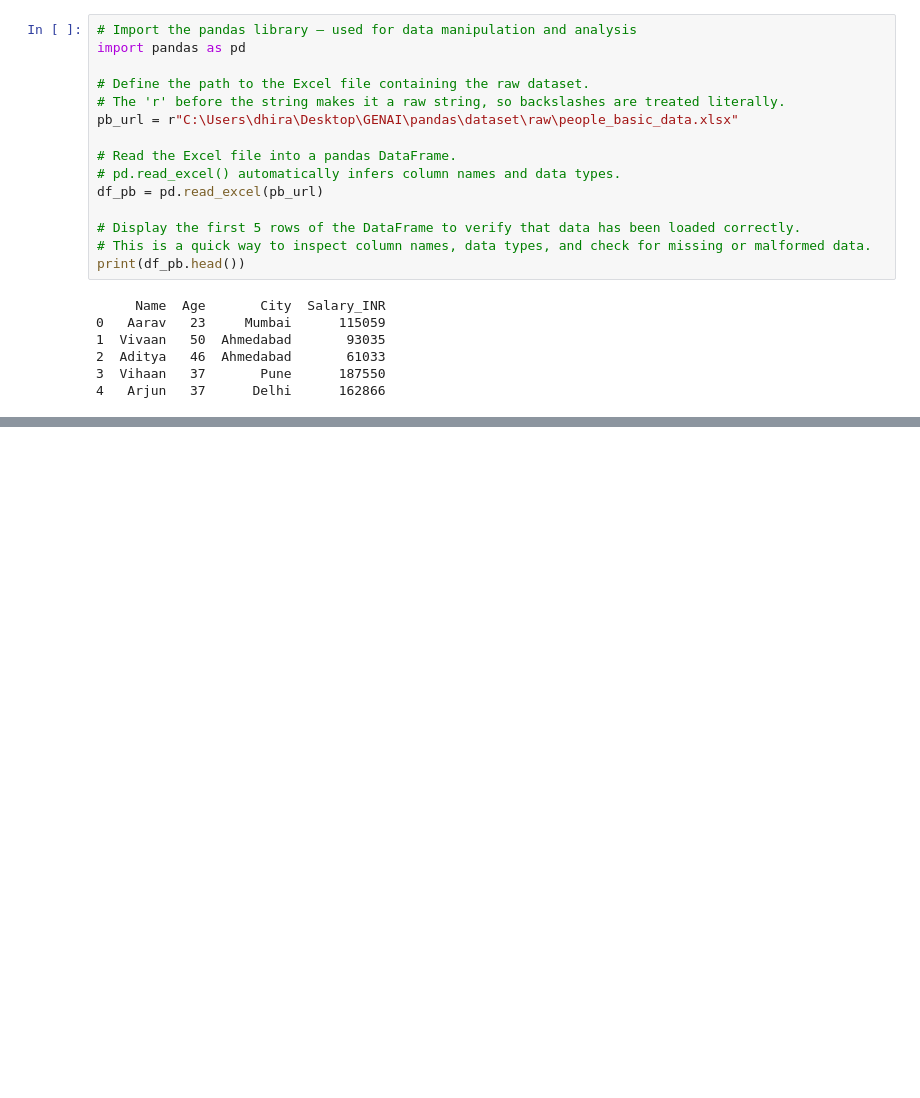
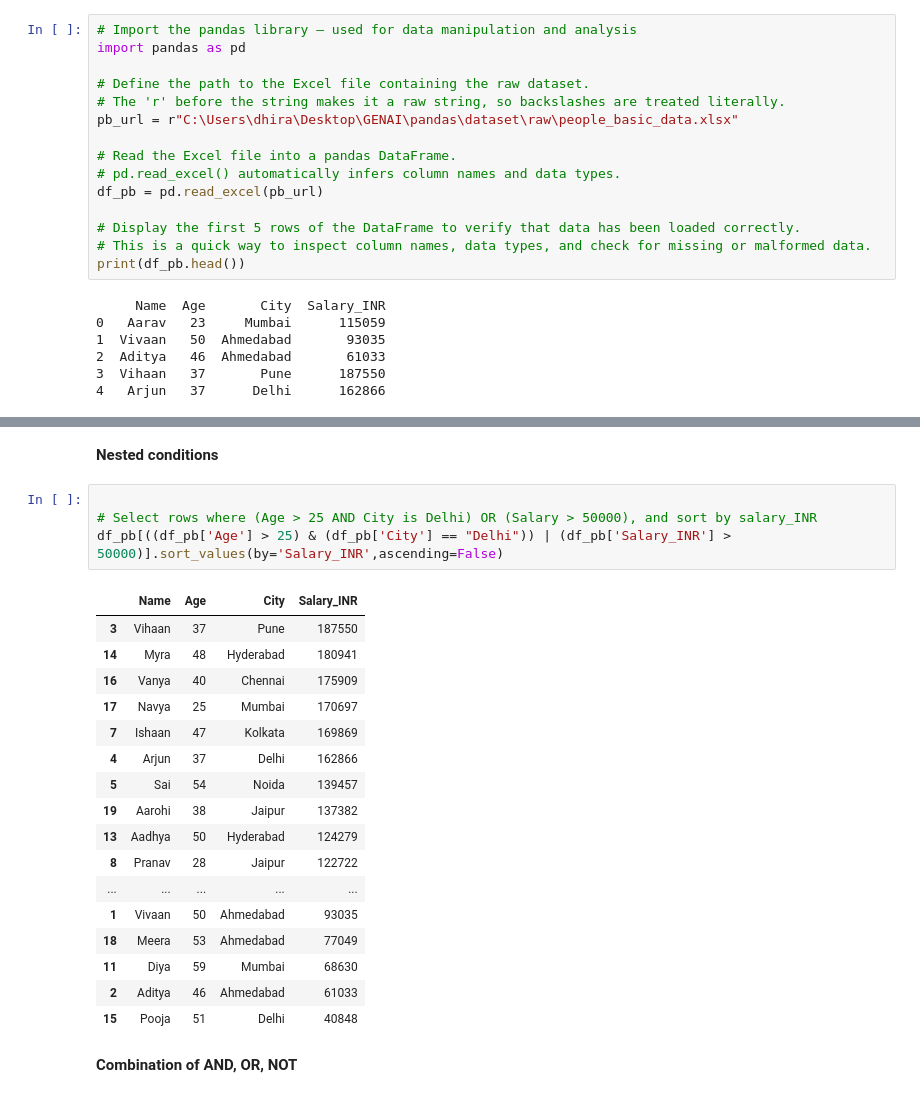
Before and after one commit to dirumisra/GENAI, a Jupyter notebook: pandas/01_Foundation/notebooks/05_basic_operations.ipynb, the cells around one changed output, grey strips where cells are left out. Drawn from its saved outputs; the diff is of its cells as text; blank space fills up the shorter version.

```diff
--- a/pandas/01_Foundation/notebooks/05_basic_operations.ipynb
+++ b/pandas/01_Foundation/notebooks/05_basic_operations.ipynb
@@ -38,0 +175,26 @@ print(df_pb.head())
+# %% [markdown]
+**Nested conditions**
+# %%
+
+# Select rows where (Age > 25 AND City is Delhi) OR (Salary > 50000), and sort by salary_INR
+df_pb[((df_pb['Age'] > 25) & (df_pb['City'] == "Delhi")) | (df_pb['Salary_INR'] > 50000)].sort_values(by='Salary_INR',ascending=False)
+# %% [output]
+|  | Name | Age | City | Salary_INR |
+| 3 | Vihaan | 37 | Pune | 187550 |
+| 14 | Myra | 48 | Hyderabad | 180941 |
+| 16 | Vanya | 40 | Chennai | 175909 |
+| 17 | Navya | 25 | Mumbai | 170697 |
+| 7 | Ishaan | 47 | Kolkata | 169869 |
+| 4 | Arjun | 37 | Delhi | 162866 |
+| 5 | Sai | 54 | Noida | 139457 |
+| 19 | Aarohi | 38 | Jaipur | 137382 |
+| 13 | Aadhya | 50 | Hyderabad | 124279 |
+| 8 | Pranav | 28 | Jaipur | 122722 |
+| ... | ... | ... | ... | ... |
+| 1 | Vivaan | 50 | Ahmedabad | 93035 |
+| 18 | Meera | 53 | Ahmedabad | 77049 |
+| 11 | Diya | 59 | Mumbai | 68630 |
+| 2 | Aditya | 46 | Ahmedabad | 61033 |
+| 15 | Pooja | 51 | Delhi | 40848 |
+# %% [markdown]
+**Combination of AND, OR, NOT**
```
Also changed, not shown: parts of 30 cells of this notebook.
